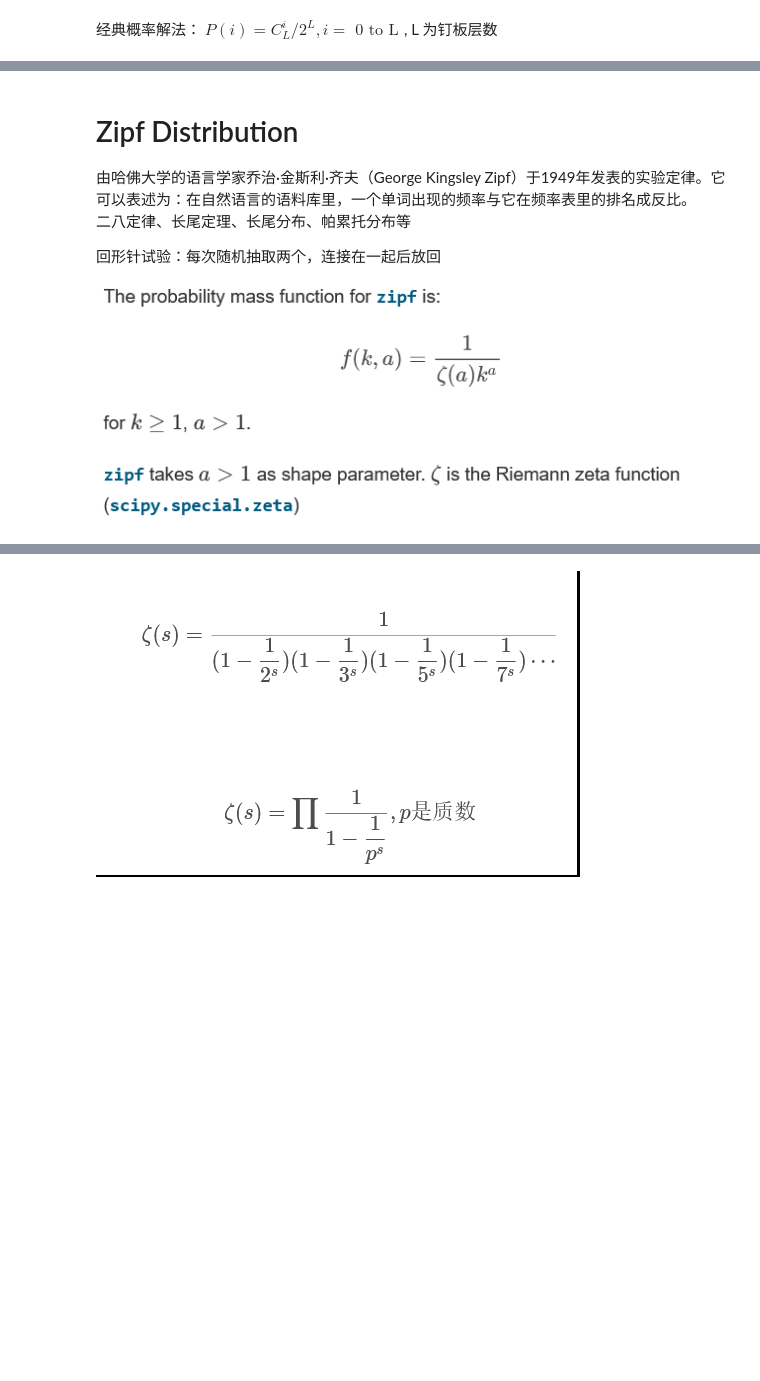
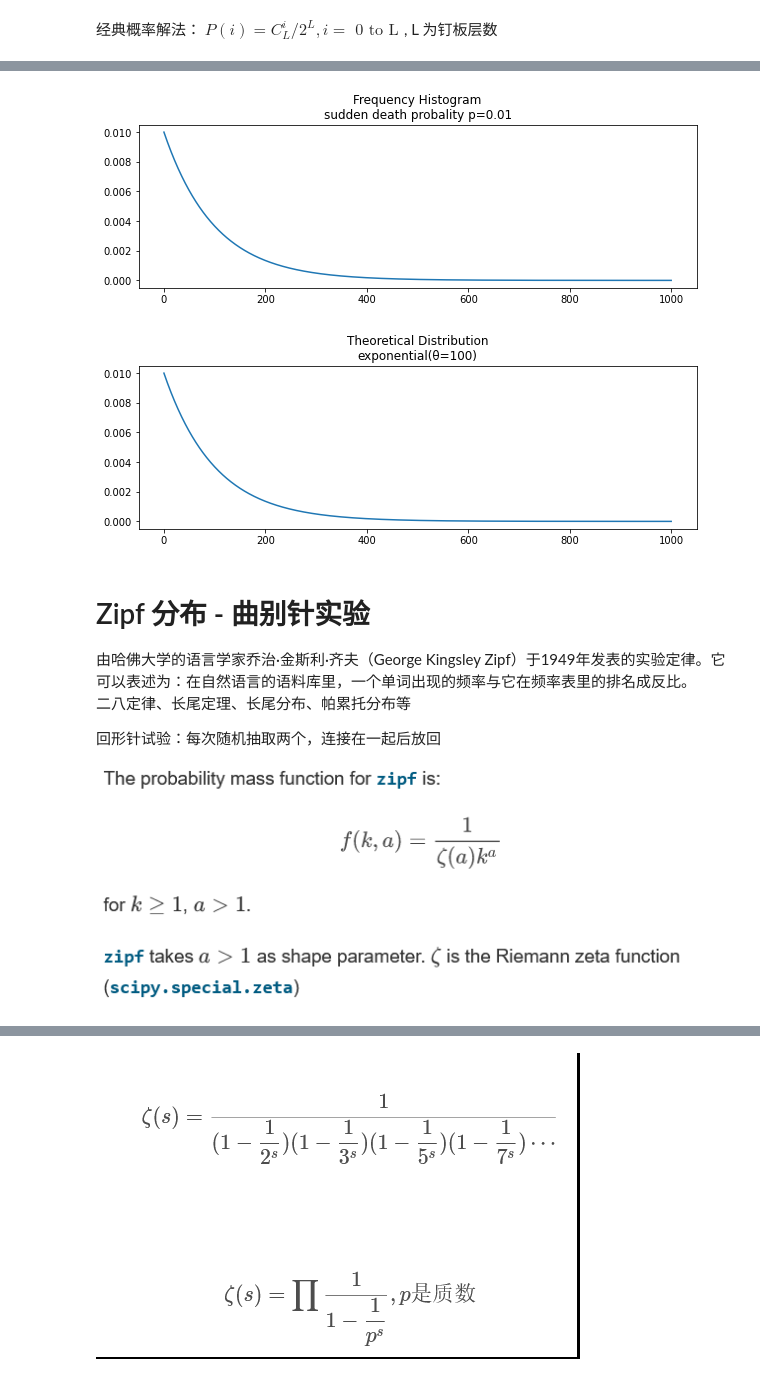
Before and after one commit to zhangys11/mc, a Jupyter notebook: demo.ipynb, the cells around one changed output, grey strips where cells are left out. Cells and saved outputs as stored; diff of their text form; code cells hidden in the pictures; blank space fills up the shorter version.

```diff
--- a/demo.ipynb
+++ b/demo.ipynb
@@ -88,5 +73,10 @@ $P(i) = {{ C_{L}^i } / { 2^L }}, i = \text { 0 to L } $, L 为钉板层数
+# %%
+sudden_death()
+# %% [output]
+[figure, added]
+[figure, added]
 # %% [markdown]
-# Zipf Distribution
+# Zipf 分布 - 曲别针实验
 
 
 由哈佛大学的语言学家乔治·金斯利·齐夫（George Kingsley Zipf）于1949年发表的实验定律。它可以表述为：在自然语言的语料库里，一个单词出现的频率与它在频率表里的排名成反比。
```
Also changed, not shown: parts of 21 cells of this notebook, 2 other files.
